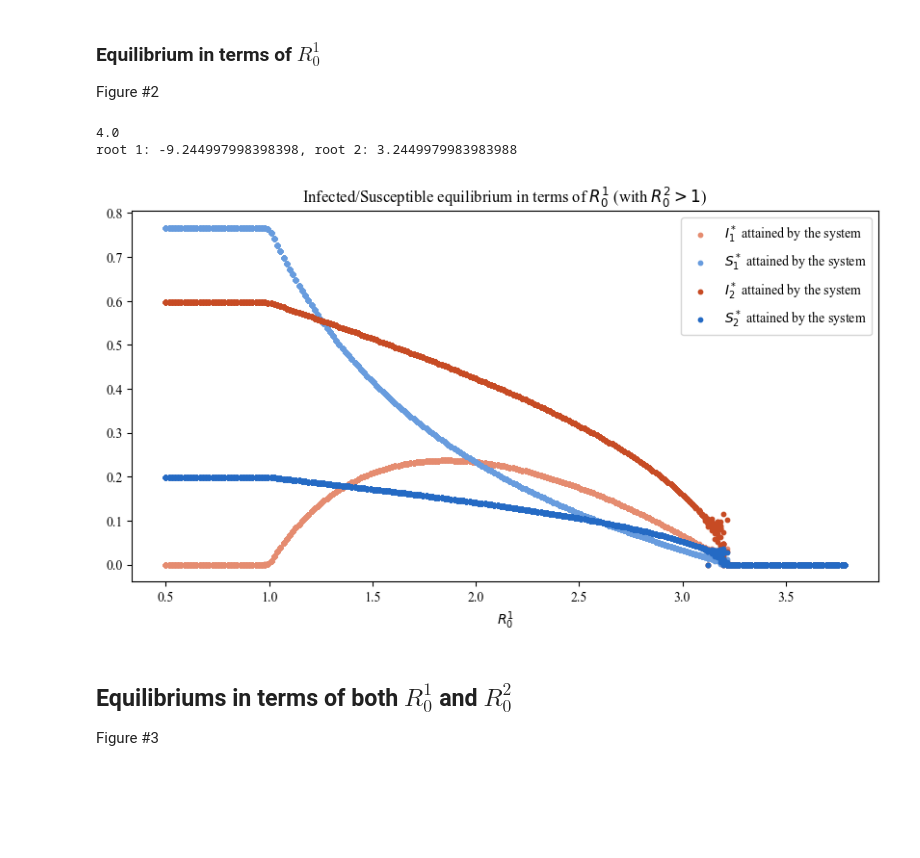
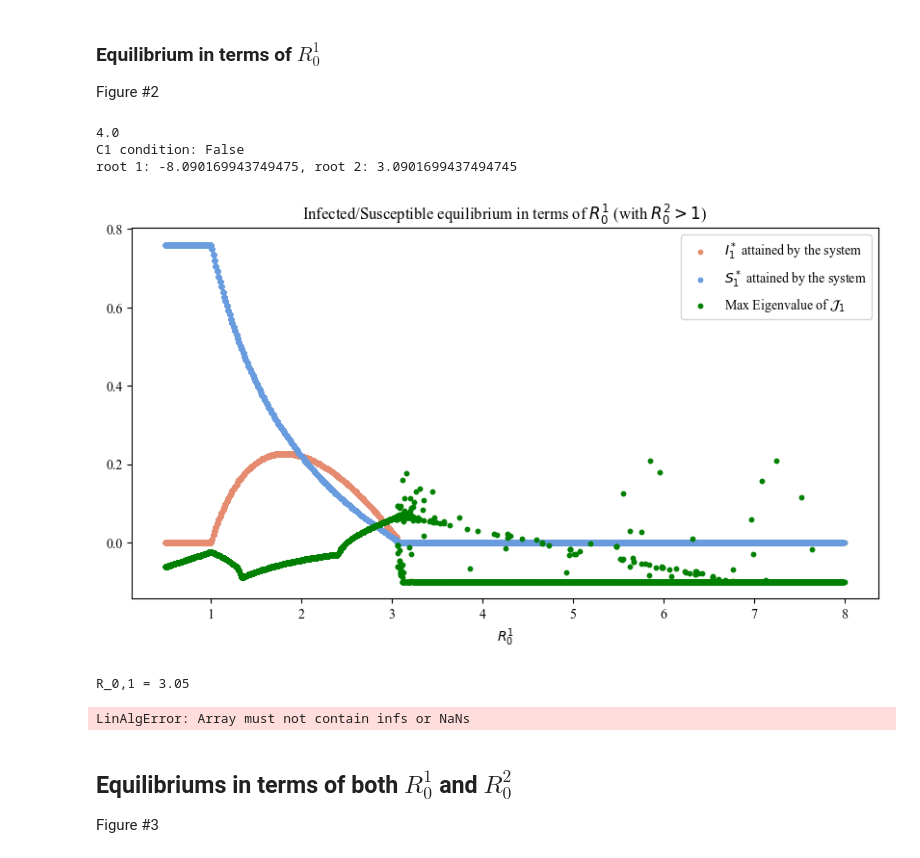
Before and after one commit to JimmyCalvoMonge/pycnopodia, a Jupyter notebook: R0_experiments.ipynb, the cells around one changed output. Drawn from its saved outputs; the diff is of its cells as text; code cells hidden in the pictures; blank space fills up the shorter version.

Commit message:
Revised version of Jacobian

```diff
--- a/R0_experiments.ipynb
+++ b/R0_experiments.ipynb
@@ -17,13 +17,21 @@ warnings.filterwarnings('ignore')
 ### Get determinant value and max-eigenvalues of first patch
 # %%
 def get_jacobian_first_patch(r,k,beta_1,beta_2,alpha,mu_S,mu_I,JS1,AS1,JI1,AI1):
+
+    # JS1 = round(JS1, 5)
+    # AS1 = round(AS1, 5)
+    # JI1 = round(JI1, 5)
+    # AI1 = round(AI1, 5)
 
     N1 = JS1 + AS1 + JI1 + AI1
     delta_1 = (JI1 + AI1)/N1
     eta_1 = (JI1 + AI1)/(N1**2)
     vartheta_1 = (JS1 + AS1)/N1
 
-    # Wrong version:
+    # if N1 == 0:
+    #     delta_1, eta_1, vartheta_1 = 0,0,0
+
+    # Wrong version (Version #1 of the manuscript):
     # J1 = np.array([
     #     [-1*(p*r*AS1)/(k) - beta_1*delta_1 + beta_1*JS1*eta_1 - (alpha+mu_S), -1*(p*r*AS1)/(k) - beta_1*JS1*vartheta_1,
     #      -1*(2*p*r*AS1)/(k) + beta_1*JS1*eta_1, -1*(p*r*AS1)/(k) - beta_1*JS1*vartheta_1],
@@ -38,14 +46,15 @@ def get_jacobian_first_patch(r,k,beta_1,beta_2,alpha,mu_S,mu_I,JS1,AS1,JI1,AI1):
         [-1*(p*r*AS1)/(k) - beta_1*delta_1 + beta_1*JS1*eta_1 - (alpha+mu_S), -1*(p*r*AS1)/(k) - beta_1*JS1*vartheta_1,
          p*r*(1-((N1+AS1)/k)) + beta_1*JS1*eta_1, -1*(p*r*AS1)/(k) - beta_1*JS1*vartheta_1],
         [beta_1*delta_1 - beta_1*JS1*eta_1, beta_1*JS1*vartheta_1 - mu_I, -1*beta_1*JS1*eta_1, beta_1*JS1*vartheta_1],
-        [alpha + beta_1*AS1*eta_1, beta_1*AS1*vartheta_1, -1*beta_1*delta_1 + beta_1*AS1*eta_1 - mu_S, beta_1*AS1*vartheta_1],
+        [alpha + beta_1*AS1*eta_1, -1*beta_1*AS1*vartheta_1, -1*beta_1*delta_1 + beta_1*AS1*eta_1 - mu_S, -1*beta_1*AS1*vartheta_1],
         [-1*beta_1*AS1*eta_1, beta_1*AS1*vartheta_1, beta_1*delta_1 - beta_1*AS1*eta_1, beta_1*AS1*vartheta_1 - mu_I]
     ])
 
     eigenvalues, eigenvectors = LA.eig(J1)
-    return np.max(eigenvalues)
+    return eigenvalues
 
 def get_jacobian_second_patch(r,k,beta_1,beta_2,alpha,mu_S,mu_I,AS1,JS2,AS2,JI2,AI2):
+    # Revise:
     N2 = JS2 + AS2 + JI2 + AI2
     delta_2 = (JI2 + AI2)/N2
     eta_2 = (JI2 + AI2)/(N2**2)
@@ -60,7 +69,7 @@ def get_jacobian_second_patch(r,k,beta_1,beta_2,alpha,mu_S,mu_I,AS1,JS2,AS2,JI2,
         [-1*beta_2*AS2*eta_2, beta_2*AS2*vartheta_2, beta_2*delta_2 - beta_2*AS2*eta_2, beta_2*AS2*vartheta_2 - mu_I]
     ])
     eigenvalues, eigenvectors = LA.eig(J2)
-    return np.max(eigenvalues)
+    return eigenvalues
 # %% [markdown]
 ### Equilibrium in terms of $R_0^1$
 Figure #2
@@ -135,9 +144,9 @@ k = 1
 
 mu_S = 0.1
 mu_I = 0.1
-t_max = 2000
+t_max = 5000
 
-alpha = 0.6
+alpha = 0.5
 p = 0.5
 
 beta_2 = 0.4
@@ -146,36 +155,39 @@ print(R_0_2)
 
 num_sim = 10
 
-R1s_use, I_1_theoreticals, I_eq_obtaineds_1, \
-I_eq_obtaineds_2, S_eq_obtaineds_1, S_eq_obtaineds_2, max_eig_obtaineds_1 = get_equilibrium_in_terms_of_R0_1(r,k,beta_2,
+print(f"C1 condition: {mu_S*(mu_S + alpha) > alpha*p*r}")
+
+R1s_use, I_eq_obtaineds_1, \
+I_eq_obtaineds_2, S_eq_obtaineds_1, S_eq_obtaineds_2, max_eig_obtaineds_1, eig_obtaineds_1 = get_equilibrium_in_terms_of_R0_1(r,k,beta_2,
                                                                                         alpha,mu_S,
                                                                                         mu_I,t_max,p,num_sim)
 # %% [output]
 4.0
-root 1: -9.244997998398398, root 2: 3.2449979983983988
+C1 condition: False
+root 1: -8.090169943749475, root 2: 3.0901699437494745
 # %%
 fig = plt.figure()
 ax1 = fig.add_subplot(111)
 
-nn = 2200
+nn = 5000
 
 ax1.scatter(R1s_use[0:nn], I_eq_obtaineds_1[0:nn], s=10, marker='o', color='#E58C70', label=r'$I_1^*$ attained by the system')
 ax1.scatter(R1s_use[0:nn], S_eq_obtaineds_1[0:nn], s=10, marker='o', color='#689CDE', label=r'$S_1^*$ attained by the system')
 
-ax1.scatter(R1s_use[0:nn], I_eq_obtaineds_2[0:nn], s=10, marker='o', color='#C74B24', label=r'$I_2^*$ attained by the system')
-ax1.scatter(R1s_use[0:nn], S_eq_obtaineds_2[0:nn], s=10, marker='o', color='#246AC4', label=r'$S_2^*$ attained by the system')
+# ax1.scatter(R1s_use[0:nn], I_eq_obtaineds_2[0:nn], s=10, marker='o', color='#C74B24', label=r'$I_2^*$ attained by the system')
+# ax1.scatter(R1s_use[0:nn], S_eq_obtaineds_2[0:nn], s=10, marker='o', color='#246AC4', label=r'$S_2^*$ attained by the system')
 
 # Eig values of J_1 (Max value)
-# ax1.scatter(R1s_use[0:nn], max_eig_obtaineds_1[0:nn], s=10, marker='o', color='green', label=r'Max Eigenvalue of $\mathcal{J}_1$')
+ax1.scatter(R1s_use[0:nn], max_eig_obtaineds_1[0:nn], s=10, marker='o', color='green', label=r'Max Eigenvalue of $\mathcal{J}_1$')
 
 ax1.figure.set_size_inches(10, 5)
 
 plt.legend(loc='upper right')
 plt.xlabel(r"$R_0^1$")
 plt.title(r"Infected/Susceptible equilibrium in terms of $R_0^1$ (with $R_0^2>1$)")
 plt.show()
 # %% [output]
-[figure, old version]
+[figure, new version]
 # %%
 # print(f"""
 # R01s = {{ {','.join([str(round(x,4)) for x in R1s_use[0:nn]])} }}; \n
@@ -184,3 +196,18 @@ plt.show()
 # susP1 = {{ {','.join([str(round(x,4)) for x in S_eq_obtaineds_1[0:nn]])} }}; \n
 # susP2 = {{ {','.join([str(round(x,4)) for x in S_eq_obtaineds_2[0:nn]])} }}; \n
 # """)
+# %%
+beta_1 = 0.305
+print(f'R_0,1 = {beta_1/mu_I}')
+x00 = list(np.random.dirichlet(np.ones(8),size=1)[0])
+new_pycno = PycnoSIX(mu_I, mu_S, alpha, beta_1, beta_2, k, p, r, x00, t_max)
+new_pycno.solve_odes_system_odeint()
+eigs1 = get_jacobian_first_patch(r, k, beta_1, beta_2, alpha, mu_S, mu_I,
+                                                    JS1=new_pycno.Js1[-1], AS1=new_pycno.As1[-1],
+                                                    JI1=new_pycno.Ji1[-1], AI1=new_pycno.Ai1[-1])
+print(beta_1 - mu_I)
+print(eigs1)
+print(np.max(eigs1))
+# %% [output]
+R_0,1 = 3.05
+LinAlgError: Array must not contain infs or NaNs
```
Also changed, not shown: parts of 2 cells of this notebook, 1 other file.
